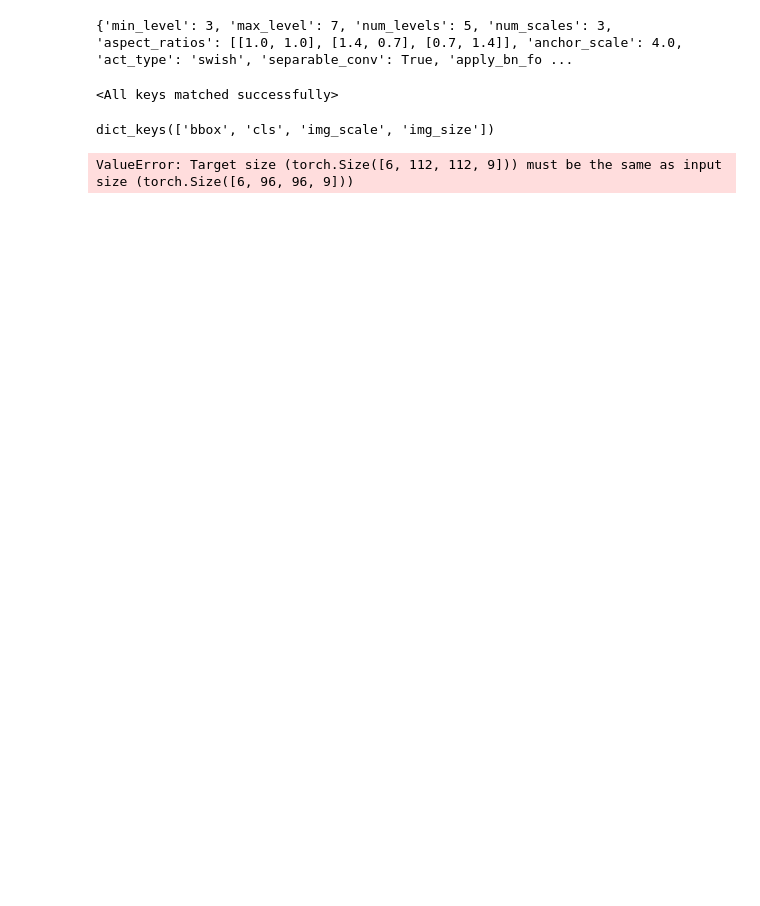
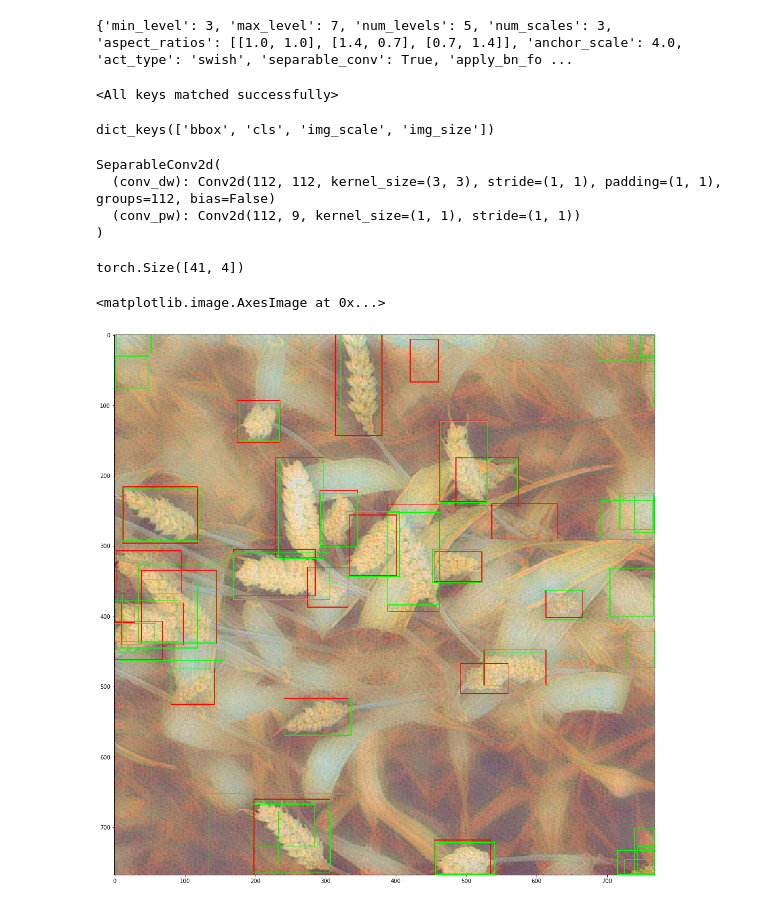
Before and after one commit to dmitry-vorobiev/kaggle-global-wheat-detection, a Jupyter notebook: nbs/run_val.ipynb, the cells around one changed output. Saved outputs shown, nothing was run; the diff lists cells and outputs as text; code cells hidden in the pictures; blank space fills up the shorter version.

Commit message:
add prediction script

```diff
--- a/nbs/run_val.ipynb
+++ b/nbs/run_val.ipynb
@@ -35,9 +39,9 @@ def draw_bboxes(image, bboxes, color, box_format='coco'):
 # %%
 conf = OmegaConf.load('../config/train.yaml')
 base_conf = OmegaConf.load('../config/model/effdet/base.yaml')
-effdet_d3_conf = OmegaConf.load('../config/model/effdet/tf_d3.yaml')
+effdet_d3_conf = OmegaConf.load('../config/model/effdet/tf_d2.yaml')
 conf = OmegaConf.merge(base_conf, effdet_d3_conf, conf)
 # %%
-ds = create_dataset(conf.data.train, conf.data.train.transforms, show_progress=True)
+ds = create_dataset(conf.data.train, show_progress=True)
 # %% [output]
 Loading train data...
@@ -61,8 +64,9 @@ model = create_model_from_config(
 device = torch.device('cuda:1')
 model = model.to(device)
 # %%
-state_dict = torch.load('/media/dmitry/data/weights/wheat/002/checkpoint_80066.pth')
-model.load_state_dict(state_dict['model_ema'])
+state_dict = torch.load('/home/dmitry/Downloads/checkpoint_19950.pth')
+# state_dict = torch.load('/media/dmitry/data/weights/wheat/003/checkpoint_14896.pth')
+model.load_state_dict(state_dict['model'])
 # %% [output]
 <All keys matched successfully>
 # %%
@@ -79,29 +83,39 @@ targets.keys()
 # %% [output]
 dict_keys(['bbox', 'cls', 'img_scale', 'img_size'])
 # %%
-images_gpu = images.permute(0, 3, 1, 2).to(device).float().sub_(mean).div_(std)
+images_gpu = images.to(device).float().sub_(mean).div_(std)
 targets_gpu = {k: v.to(device) for k, v in targets.items()}
 # %%
 out = model(images_gpu, targets_gpu)
 predictions = out["detections"]
-# %% [output]
-ValueError: Target size (torch.Size([6, 112, 112, 9])) must be the same as input size (torch.Size([6, 96, 96, 9]))
+# %%
+model.model.class_net.predict
+# %% [output]
+SeparableConv2d(
+  (conv_dw): Conv2d(112, 112, kernel_size=(3, 3), stride=(1, 1), padding=(1, 1), groups=112, bias=False)
+  (conv_pw): Conv2d(112, 9, kernel_size=(1, 1), stride=(1, 1))
+)
 # %%
-i = 3
-score_thresh = 0.02
+i = 0
+score_thresh = 0.05
 
 preds = predictions[i, :, :]
 preds = preds[preds[:, 4] >= score_thresh, :4]
 print(preds.shape)
 
 preds = preds / targets_gpu['img_scale'][i]
 preds = preds.cpu().numpy()
 
 image = images_gpu[i] * std[0] + mean[0]
 image = image.permute(1, 2, 0).cpu().numpy().astype(np.uint8)
 
-draw_bboxes(image, targets['bbox'][i], (255, 0, 0), box_format='pascal_voc')
+target_yxyx = conf.data.train.params.box_format == 'yxyx'
+draw_bboxes(image, targets['bbox'][i], (255, 0, 0), box_format='pascal_voc', yxyx=target_yxyx)
 draw_bboxes(image, preds, (0, 255, 0), box_format='coco')
 
 plt.figure(figsize=(18, 18))
 plt.imshow(image)
+# %% [output]
+torch.Size([41, 4])
+<matplotlib.image.AxesImage at 0x...>
+[figure, added]
```
Also changed, not shown: parts of 4 cells of this notebook, 5 other files.
